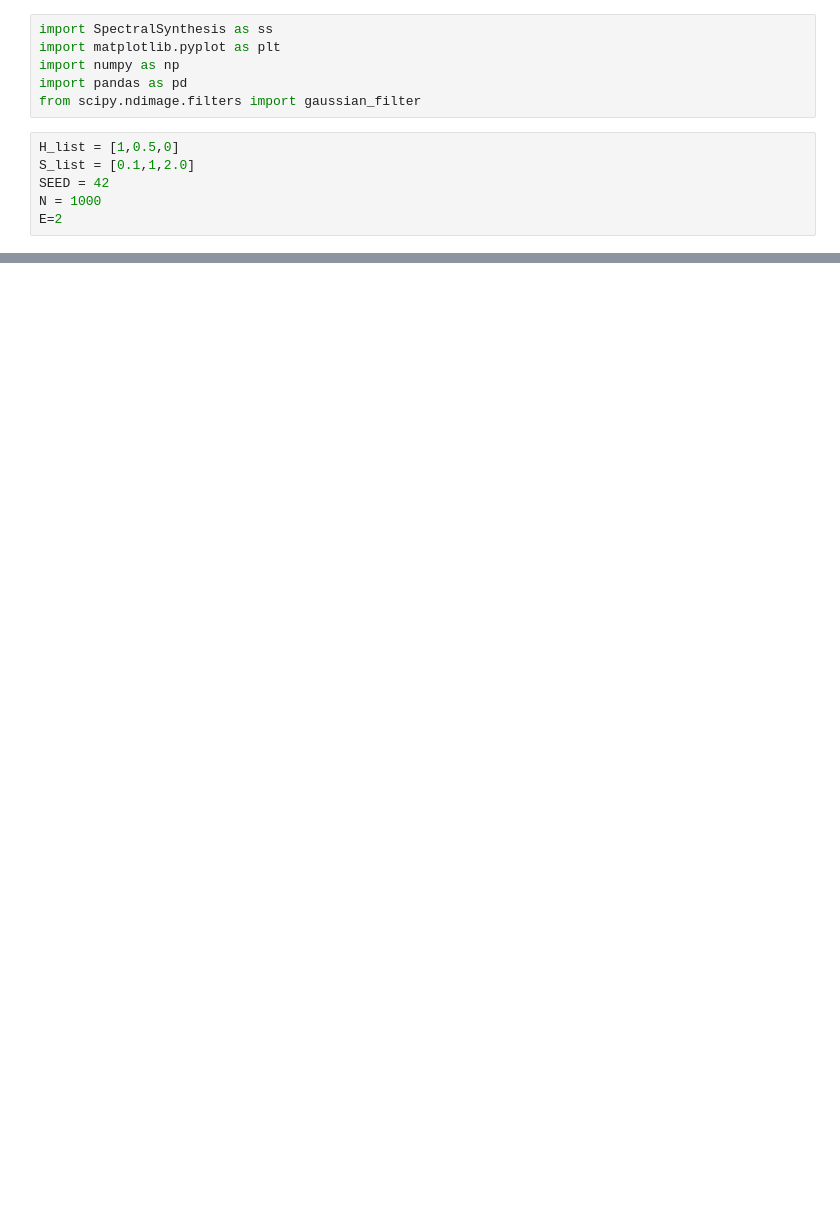
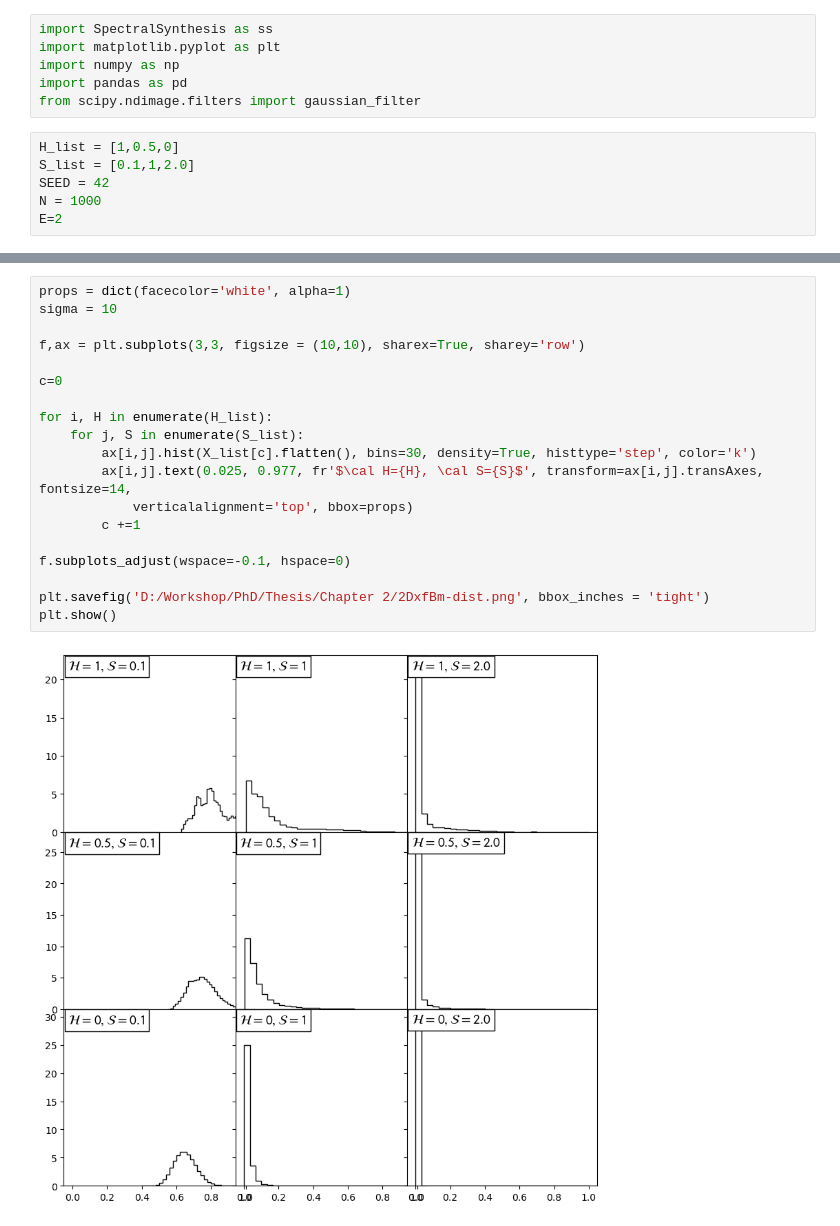
Before and after one commit to MBates92/thesis-images, a Jupyter notebook: xfBm.ipynb, the cells around one changed output, grey strips where cells are left out. Cells and saved outputs as stored; diff of their text form; blank space fills up the shorter version.

Commit message:
dist

```diff
--- a/xfBm.ipynb
+++ b/xfBm.ipynb
@@ -44,0 +45,21 @@ plt.show()
+# %%
+props = dict(facecolor='white', alpha=1)
+sigma = 10
+
+f,ax = plt.subplots(3,3, figsize = (10,10), sharex=True, sharey='row')
+
+c=0
+
+for i, H in enumerate(H_list):
+    for j, S in enumerate(S_list):
+        ax[i,j].hist(X_list[c].flatten(), bins=30, density=True, histtype='step', color='k')
+        ax[i,j].text(0.025, 0.977, fr'$\cal H={H}, \cal S={S}$', transform=ax[i,j].transAxes, fontsize=14,
+            verticalalignment='top', bbox=props)
+        c +=1
+
+f.subplots_adjust(wspace=-0.1, hspace=0)
+
+plt.savefig('D:/Workshop/PhD/Thesis/Chapter 2/2DxfBm-dist.png', bbox_inches = 'tight')
+plt.show()
+# %% [output]
+[figure, added]
```
Also changed, not shown: parts of 1 cell of this notebook.
